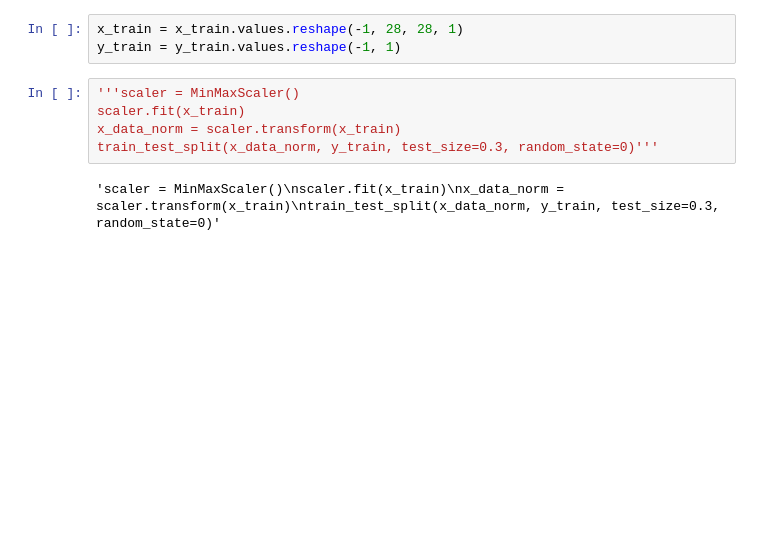
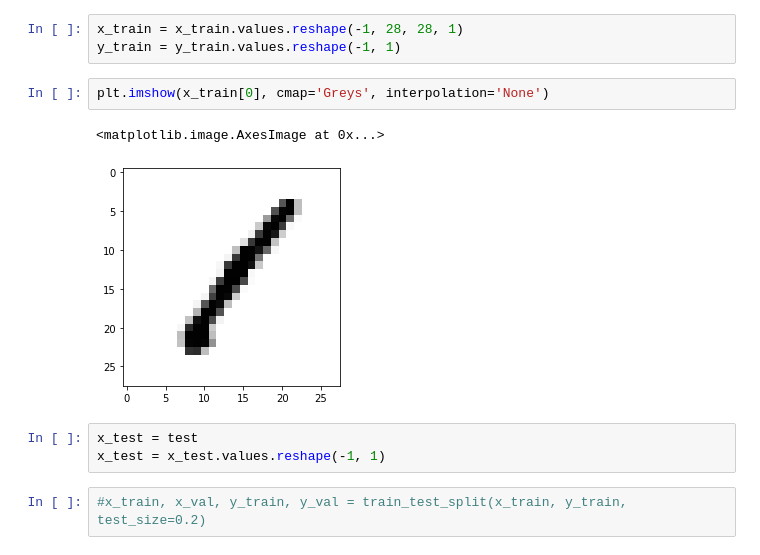
Before and after one commit to newdm2000/Kaggle_Competition, a Jupyter notebook: Digit Recognizer/digit_recognizer.ipynb, the cells around one changed output. Drawn from its saved outputs; the diff is of its cells as text; blank space fills up the shorter version.

```diff
--- a/Digit Recognizer/digit_recognizer.ipynb
+++ b/Digit Recognizer/digit_recognizer.ipynb
@@ -27,12 +30,15 @@ y_train = train['label']
 # %%
 x_train = x_train.values.reshape(-1, 28, 28, 1)
 y_train = y_train.values.reshape(-1, 1)
-# %%
-'''scaler = MinMaxScaler()
-scaler.fit(x_train)
-x_data_norm = scaler.transform(x_train)
-train_test_split(x_data_norm, y_train, test_size=0.3, random_state=0)'''
-# %% [output]
-'scaler = MinMaxScaler()\nscaler.fit(x_train)\nx_data_norm = scaler.transform(x_train)\ntrain_test_split(x_data_norm, y_train, test_size=0.3, random_state=0)'
+# %%
+plt.imshow(x_train[0], cmap='Greys', interpolation='None')
+# %% [output]
+<matplotlib.image.AxesImage at 0x...>
+[figure, added]
+# %%
+x_test = test
+x_test = x_test.values.reshape(-1, 1)
+# %%
+#x_train, x_val, y_train, y_val = train_test_split(x_train, y_train, test_size=0.2)
 # %%
 model = Sequential()
```
Also changed, not shown: parts of 12 cells of this notebook.
